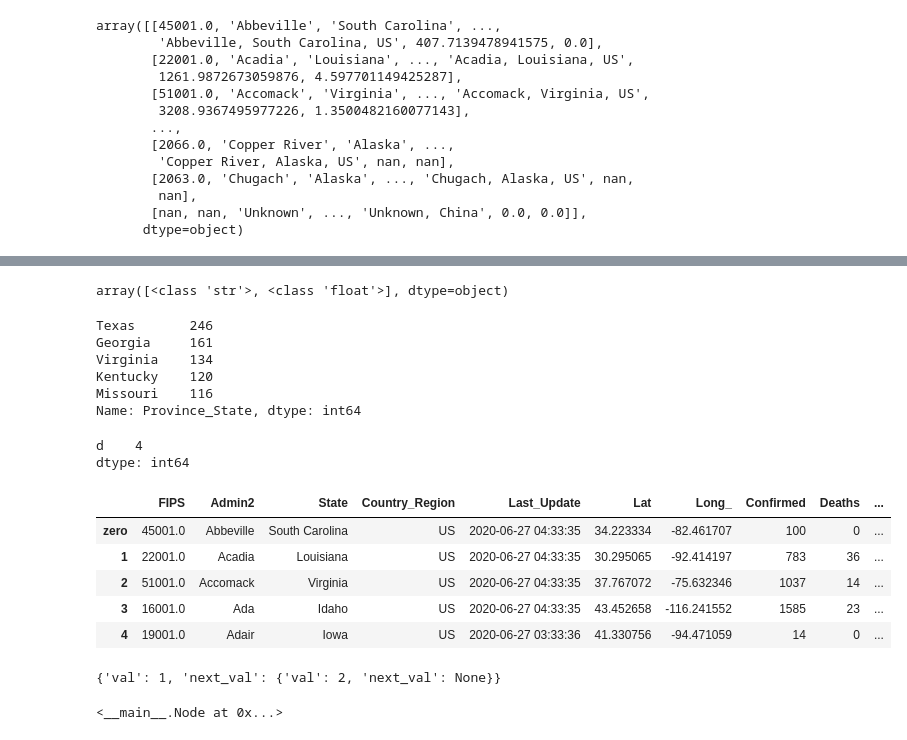
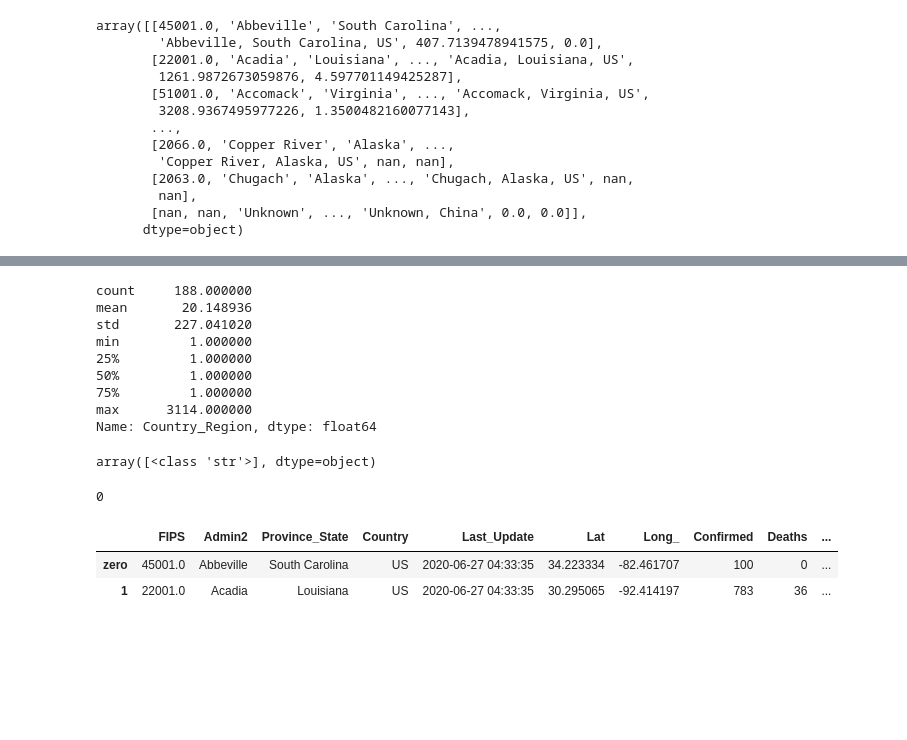
Before and after one commit to cullinap/dev, a Jupyter notebook: practice/Untitled.ipynb, the cells around one changed output, grey strips where cells are left out. Saved outputs shown, nothing was run; the diff lists cells and outputs as text; code cells hidden in the pictures; blank space fills up the shorter version.

```diff
--- a/practice/Untitled.ipynb
+++ b/practice/Untitled.ipynb
@@ -31,2 +32,2 @@ pd.DataFrame({'col1':['a','b','c'],'col2':[1,2,3]})
 # %%
-df = pd.read_csv('06-26-2020.csv')
+df = pd.read_csv('06-26-2020.csv'); df.head()
@@ -83,31 +123,34 @@ dtype('O')
+# %%
+df.iloc[:,3].value_counts().describe()
+# %% [output]
+count     188.000000
+mean       20.148936
+std       227.041020
+min         1.000000
+25%         1.000000
+50%         1.000000
+75%         1.000000
+max      3114.000000
+Name: Country_Region, dtype: float64
 # %%
-df.loc[:,'Province_State'].apply(type).unique()
+df.iloc[:,3].apply(type).unique()
 # %% [output]
-array([<class 'str'>, <class 'float'>], dtype=object)
+array([<class 'str'>], dtype=object)
-# %%
-df.loc[:,'Province_State'].value_counts().head()
-# %% [output]
-Texas       246
-Georgia     161
-Virginia    134
-Kentucky    120
-Missouri    116
-Name: Province_State, dtype: int64
-# %%
-l = pd.DataFrame(['a','a','b','b','b','c','d','d','d','d'])
-l.value_counts().head(1)
-# %% [output]
-d    4
-dtype: int64
+# %%
+df.iloc[:,3].isna().sum()
+# %% [output]
+0
 # %%
-col_name = {'Province_State':'State'}
-idx_name = {0:'zero'}
+cols = {
+    'Country_Region': 'Country'
+}
 
-df.rename(index=idx_name, columns=col_name).head()
+idx = {
+    0:'zero'
+}
+
+df.rename(index=idx, columns=cols).head(2)
 # %% [output]
-|  | FIPS | Admin2 | State | Country_Region | Last_Update | Lat | Long_ | Confirmed | Deaths | ... |
+|  | FIPS | Admin2 | Province_State | Country | Last_Update | Lat | Long_ | Confirmed | Deaths | ... |
 | zero | 45001.0 | Abbeville | South Carolina | US | 2020-06-27 04:33:35 | 34.223334 | -82.461707 | 100 | 0 | ... |
 | 1 | 22001.0 | Acadia | Louisiana | US | 2020-06-27 04:33:35 | 30.295065 | -92.414197 | 783 | 36 | ... |
-| 2 | 51001.0 | Accomack | Virginia | US | 2020-06-27 04:33:35 | 37.767072 | -75.632346 | 1037 | 14 | ... |
-| 3 | 16001.0 | Ada | Idaho | US | 2020-06-27 04:33:35 | 43.452658 | -116.241552 | 1585 | 23 | ... |
-| 4 | 19001.0 | Adair | Iowa | US | 2020-06-27 03:33:36 | 41.330756 | -94.471059 | 14 | 0 | ... |
@@ -145,8 +156,0 @@ listNode = {'val': 1, 'next_val':{'val':2, 'next_val': None}}
-# %%
-listNode
-# %% [output]
-{'val': 1, 'next_val': {'val': 2, 'next_val': None}}
-# %%
-Node(listNode)
-# %% [output]
-<__main__.Node at 0x...>
```
Also changed, not shown: parts of 22 cells of this notebook, 4 other files.
